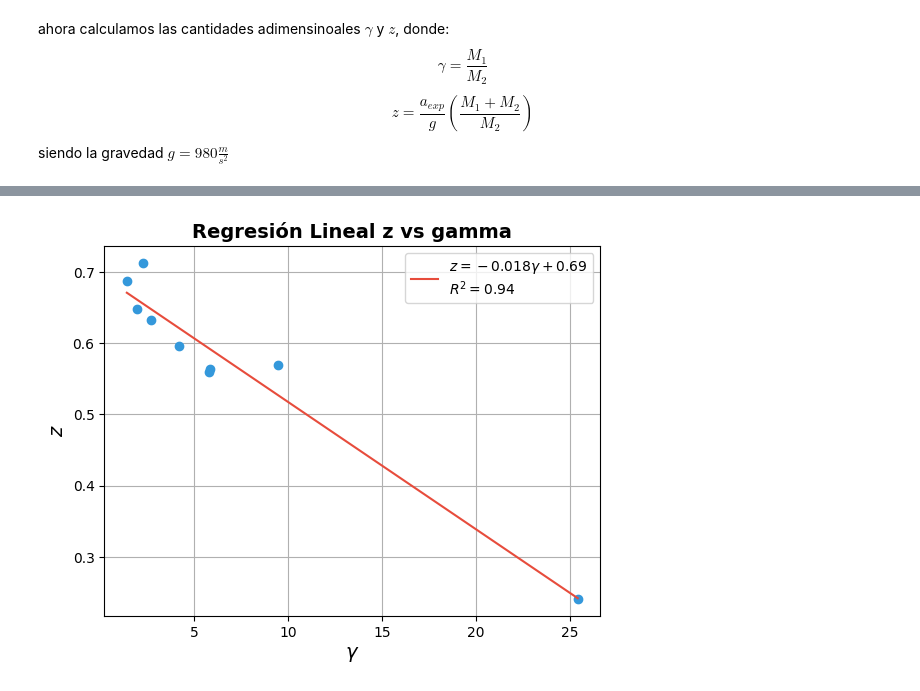
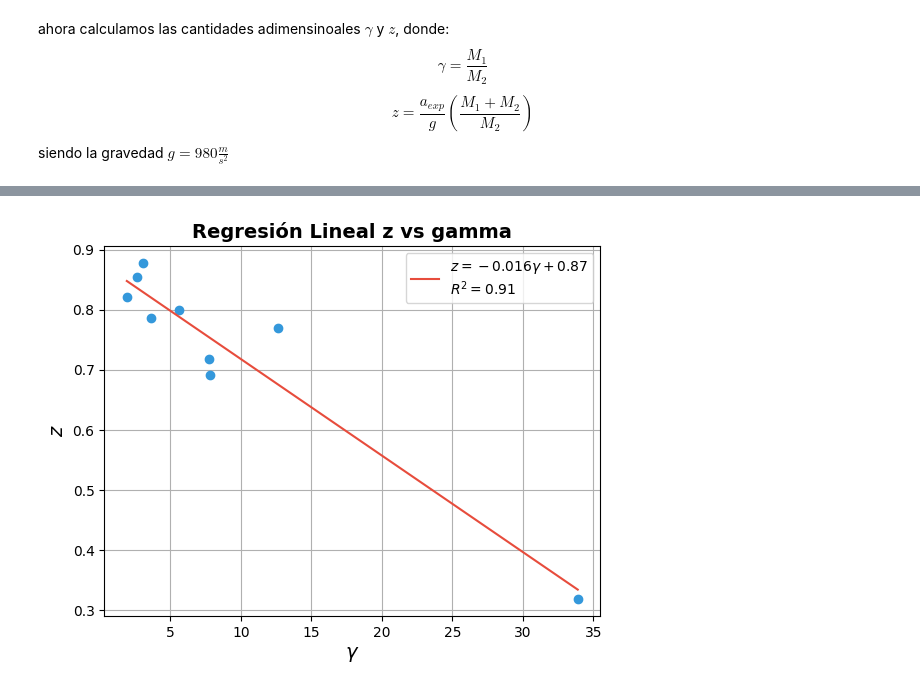
Before and after one commit to Juaan00/Laboratorios_mecanica_FEM, a Jupyter notebook: carrito_con_masa/carro.ipynb, the cells around one changed output, grey strips where cells are left out. Saved outputs shown, nothing was run; the diff lists cells and outputs as text; code cells hidden in the pictures.

```diff
--- a/carrito_con_masa/carro.ipynb
+++ b/carrito_con_masa/carro.ipynb
@@ -107,7 +153,7 @@ $$
 siendo la gravedad $g=980\frac{m}{s^2}$
 # %%
 def gamma(masa):
-    return 150/masa
+    return 200/masa
 
 def z(aceleracion,masa):
-    return (aceleracion/980)*((150+masa)/masa)
+    return (aceleracion/980)*((200+masa)/masa)
@@ -113,0 +172,8 @@ def z(aceleracion,masa):
+# %%
+masa_carro = 200
+def incertidumbre_gamma(masa1,masa2,s_3):
+    def parcial_m1(masa1):
+        return 1/masa1
+    def parcial_m2(masa1,masa2):
+        return -masa1/(masa2**2)
+    return np.sqrt((parcial_m1(masa1)*s_3)**2 + (parcial_m2(masa1,masa2)*s_3)**2)
@@ -122,6 +191,16 @@ aceleracion_7 = aceleracion(media_x,t_7)
 aceleracion_8 = aceleracion(media_x,t_8)
 aceleracion_9 = aceleracion(media_x,t_9)
 
+incertidumbre_ac_1 = incertidumbre_acc(media_x,t_1,sigma_1,sigma_2)
+incertidumbre_ac_2 = incertidumbre_acc(media_x,t_2,sigma_1,sigma_2)
+incertidumbre_ac_3 = incertidumbre_acc(media_x,t_3,sigma_1,sigma_2)
+incertidumbre_ac_4 = incertidumbre_acc(media_x,t_4,sigma_1,sigma_2)
+incertidumbre_ac_5 = incertidumbre_acc(media_x,t_5,sigma_1,sigma_2)
+incertidumbre_ac_6 = incertidumbre_acc(media_x,t_6,sigma_1,sigma_2)
+incertidumbre_ac_7 = incertidumbre_acc(media_x,t_7,sigma_1,sigma_2)
+incertidumbre_ac_8 = incertidumbre_acc(media_x,t_8,sigma_1,sigma_2)
+incertidumbre_ac_9 = incertidumbre_acc(media_x,t_9,sigma_1,sigma_2)
+
 gamma_1 = gamma(masas[0])
 gamma_2 = gamma(masas[1])
 gamma_3 = gamma(masas[2])
@@ -132,6 +211,16 @@ gamma_7 = gamma(masas[6])
 gamma_8 = gamma(masas[7])
 gamma_9 = gamma(masas[8])
 
+incertidumbre_gamma_1 = incertidumbre_gamma(masa_carro,masas[0],sigma_3)
+incertidumbre_gamma_2 = incertidumbre_gamma(masa_carro,masas[1],sigma_3)
+incertidumbre_gamma_3 = incertidumbre_gamma(masa_carro,masas[2],sigma_3)
+incertidumbre_gamma_4 = incertidumbre_gamma(masa_carro,masas[3],sigma_3)
+incertidumbre_gamma_5 = incertidumbre_gamma(masa_carro,masas[4],sigma_3)
+incertidumbre_gamma_6 = incertidumbre_gamma(masa_carro,masas[5],sigma_3)
+incertidumbre_gamma_7 = incertidumbre_gamma(masa_carro,masas[6],sigma_3)
+incertidumbre_gamma_8 = incertidumbre_gamma(masa_carro,masas[7],sigma_3)
+incertidumbre_gamma_9 = incertidumbre_gamma(masa_carro,masas[8],sigma_3)
+
 z_1 = z(aceleracion_1,masas[0])
 z_2 = z(aceleracion_2,masas[1])
 z_3 = z(aceleracion_3,masas[2])
@@ -144,7 +233,9 @@ z_9 = z(aceleracion_9,masas[8])
 # %%
 tabla_2 = pd.DataFrame({'video': [1,2,3,4,5,6,7,8,9] , 'masa': [masas[0],masas[1],masas[2],masas[3],masas[4],masas[5],masas[6],masas[7],masas[8]],
                         'aceleración': [aceleracion_1,aceleracion_2, aceleracion_3, aceleracion_4, aceleracion_5, aceleracion_6, aceleracion_7, aceleracion_8, aceleracion_9],
+                        'incertidumbre aceleración': [incertidumbre_ac_1,incertidumbre_ac_2, incertidumbre_ac_3, incertidumbre_ac_4, incertidumbre_ac_5, incertidumbre_ac_6, incertidumbre_ac_7, incertidumbre_ac_8, incertidumbre_ac_9],
                         'gamma': [gamma_1, gamma_2, gamma_3, gamma_4, gamma_5, gamma_6, gamma_7, gamma_8, gamma_9],
+                        'incertidumbre gamma': [incertidumbre_gamma_1, incertidumbre_gamma_2, incertidumbre_gamma_3, incertidumbre_gamma_4, incertidumbre_gamma_5, incertidumbre_gamma_6, incertidumbre_gamma_7, incertidumbre_gamma_8, incertidumbre_gamma_9],
                         'z': [z_1, z_2, z_3, z_4, z_5, z_6, z_7, z_8, z_9]})
 tabla_2
 # %% [output]
@@ -198,15 +288,16 @@ std_err: 0.0016127133780758814
 # %%
 fig_2 = plt.figure()
 plt.plot(tabla_2['gamma'],tabla_2['z'],'o', color=(52/255,152/255,219/255))
 #plt.plot(gamma_smooth,z_smooth, color='green')
-plt.plot(tabla_2['gamma'],reg, color=(231/255,76/255,60/255), label=r'$z = -0.018\gamma + 0.69$' + '\n' + r'$R^2 = 0.94$')
+plt.plot(tabla_2['gamma'],reg, color=(231/255,76/255,60/255), label=r'$z = -0.016\gamma + 0.87$' + '\n' + r'$R^2 = 0.91$')
 plt.xlabel(r'$\gamma$', fontsize=14, fontweight='bold')
 plt.ylabel(r'$z$', fontsize=14, fontweight='bold')
 plt.title('Regresión Lineal z vs gamma',fontsize=14, fontweight='bold')
 plt.grid(True)
 plt.legend()
+plt.savefig('regresion_lineal_z_vs_gamma.png', dpi = 300, bbox_inches = 'tight')
 plt.show()
 # %% [output]
-[figure, old version]
+[figure, new version]
 # %%
 # rel_vectores
```
Also changed, not shown: parts of 16 cells of this notebook, 2 other files.
